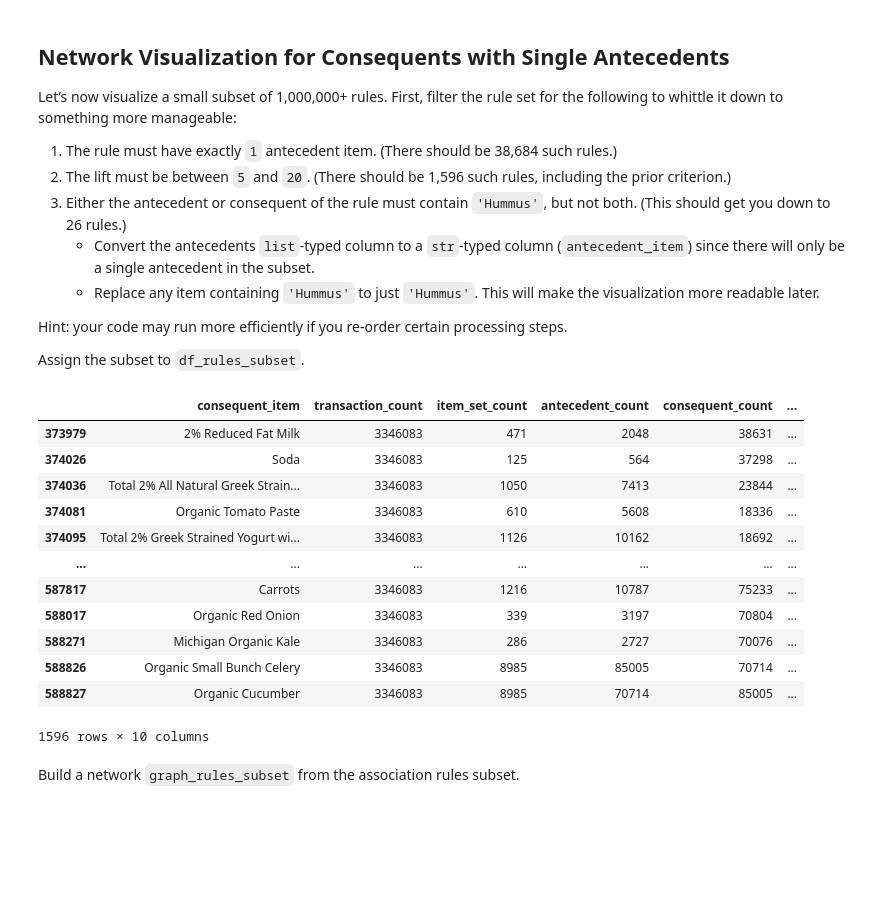
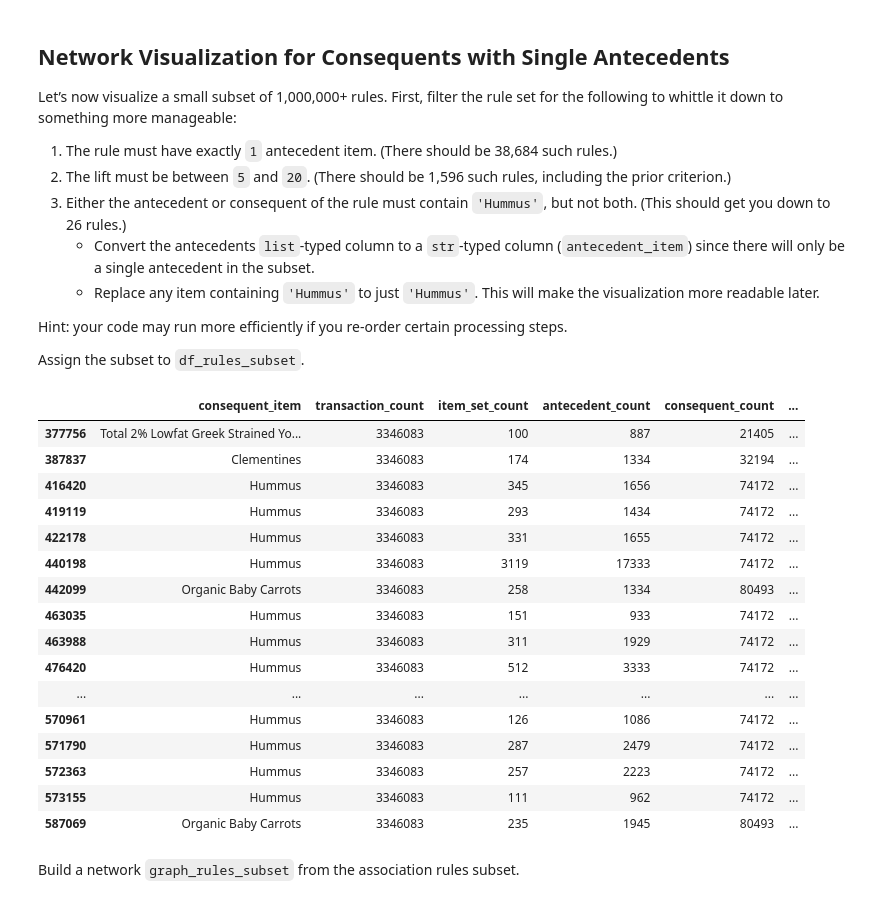
Before and after one commit to angvit/my-fork-2024-DS-Fri-1230, a Jupyter notebook: Week-05-Unsupervised-Learning/Exercise-AV.ipynb, the cells around one changed output. Drawn from its saved outputs; the diff is of its cells as text; code cells hidden in the pictures; blank space fills up the shorter version.

```diff
--- a/Week-05-Unsupervised-Learning/Exercise-AV.ipynb
+++ b/Week-05-Unsupervised-Learning/Exercise-AV.ipynb
@@ -134,31 +134,37 @@ Let’s now visualize a small subset of 1,000,000+ rules. First, filter the rule
 Hint: your code may run more efficiently if you re-order certain processing steps.
 
 Assign the subset to `df_rules_subset`.
-# %%
-# Define df_rules_subset.
-
-condition_1 = df_rules['antecedent_items'].apply(len) == 1
-condition_2 = df_rules['lift'].between(5,20)
-len(df_rules[condition_1 & condition_2]) # 1596
-df_rules['antecedent_item'] = df_rules['antecedent_items'].astype(str)
-df_rules['antecedent_item'] = df_rules['antecedent_item'].replace('.*Hummus.*', 'Hummus', regex=True)
-df_rules['antecedent_items'] = df_rules['antecedent_item']
-df_rules_subset = df_rules[condition_1 & condition_2]
-df_rules_subset
-# %% [output]
-|  | consequent_item | transaction_count | item_set_count | antecedent_count | consequent_count | ... |
-| 373979 | 2% Reduced Fat Milk | 3346083 | 471 | 2048 | 38631 | ... |
-| 374026 | Soda | 3346083 | 125 | 564 | 37298 | ... |
-| 374036 | Total 2% All Natural Greek Strain... | 3346083 | 1050 | 7413 | 23844 | ... |
-| 374081 | Organic Tomato Paste | 3346083 | 610 | 5608 | 18336 | ... |
-| 374095 | Total 2% Greek Strained Yogurt wi... | 3346083 | 1126 | 10162 | 18692 | ... |
-| ... | ... | ... | ... | ... | ... | ... |
-| 587817 | Carrots | 3346083 | 1216 | 10787 | 75233 | ... |
-| 588017 | Organic Red Onion | 3346083 | 339 | 3197 | 70804 | ... |
-| 588271 | Michigan Organic Kale | 3346083 | 286 | 2727 | 70076 | ... |
-| 588826 | Organic Small Bunch Celery | 3346083 | 8985 | 85005 | 70714 | ... |
-| 588827 | Organic Cucumber | 3346083 | 8985 | 70714 | 85005 | ... |
-1596 rows × 10 columns
+# %%
+# Define df_rules_subset.
+
+condition_1 = df_rules['antecedent_items'].apply(len) == 1
+condition_2 = df_rules['lift'].between(5,20)
+df_rules_subset= df_rules[condition_1 & condition_2]
+df_rules_subset.loc[:, 'consequent_item'] = df_rules_subset['consequent_item'].astype(str).str.replace(r'.*Hummus.*', 'Hummus', regex=True)
+df_rules_subset.loc[:, 'antecedent_items'] = df_rules_subset['antecedent_items'].astype(str).str.replace(r'.*Hummus.*', 'Hummus', regex=True)
+condition_3 = df_rules_subset['consequent_item'] == 'Hummus'
+condition_4 = df_rules_subset['antecedent_items'] == 'Hummus'
+# '^' is the XOR condition.
+df_rules_subset = df_rules_subset.loc[condition_3 ^ condition_4]
+df_rules_subset
+# %% [output]
+|  | consequent_item | transaction_count | item_set_count | antecedent_count | consequent_count | ... |
+| 377756 | Total 2% Lowfat Greek Strained Yo... | 3346083 | 100 | 887 | 21405 | ... |
+| 387837 | Clementines | 3346083 | 174 | 1334 | 32194 | ... |
+| 416420 | Hummus | 3346083 | 345 | 1656 | 74172 | ... |
+| 419119 | Hummus | 3346083 | 293 | 1434 | 74172 | ... |
+| 422178 | Hummus | 3346083 | 331 | 1655 | 74172 | ... |
+| 440198 | Hummus | 3346083 | 3119 | 17333 | 74172 | ... |
+| 442099 | Organic Baby Carrots | 3346083 | 258 | 1334 | 80493 | ... |
+| 463035 | Hummus | 3346083 | 151 | 933 | 74172 | ... |
+| 463988 | Hummus | 3346083 | 311 | 1929 | 74172 | ... |
+| 476420 | Hummus | 3346083 | 512 | 3333 | 74172 | ... |
+| ... | ... | ... | ... | ... | ... | ... |
+| 570961 | Hummus | 3346083 | 126 | 1086 | 74172 | ... |
+| 571790 | Hummus | 3346083 | 287 | 2479 | 74172 | ... |
+| 572363 | Hummus | 3346083 | 257 | 2223 | 74172 | ... |
+| 573155 | Hummus | 3346083 | 111 | 962 | 74172 | ... |
+| 587069 | Organic Baby Carrots | 3346083 | 235 | 1945 | 80493 | ... |
 # %% [markdown]
 Build a network `graph_rules_subset` from the association rules subset.
 # %%
```
Also changed, not shown: parts of 4 cells of this notebook.
